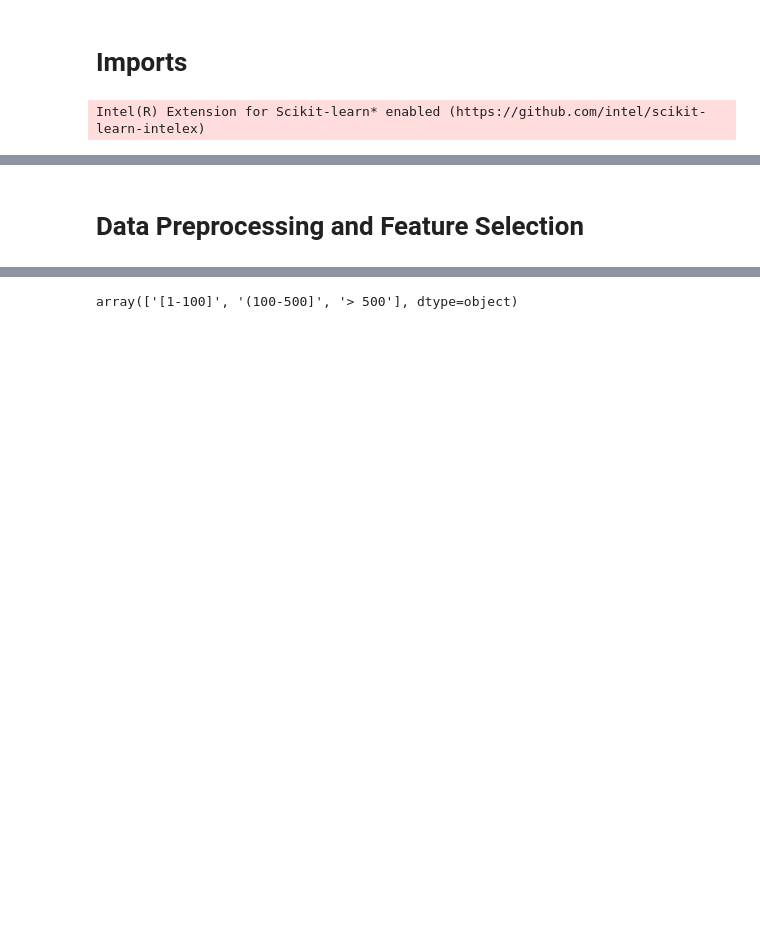
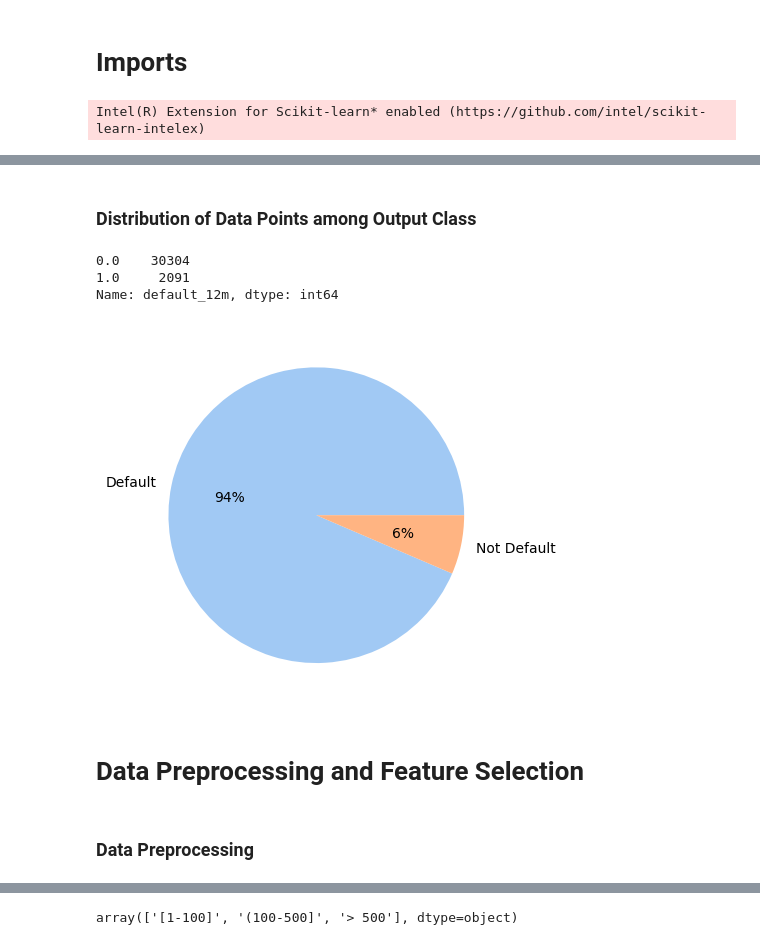
Before and after one commit to NickLitwinow/JuniorRiskDSHomework, a Jupyter notebook: skl.ipynb, the cells around one changed output, grey strips where cells are left out. Cells and saved outputs as stored; diff of their text form; code cells hidden in the pictures; blank space fills up the shorter version.

```diff
--- a/skl.ipynb
+++ b/skl.ipynb
@@ -64,0 +52,2 @@ desc_df = pd.read_csv('PD-data-desc.csv', sep=';')
+# %%
+df = pd.concat([train_df, test_df], sort=False)
@@ -212,4 +115,23 @@ test_features = ['ar_revenue', 'ar_total_expenses', 'ar_sale_cost', 'ar_profit_b
+# %% [markdown]
+### Distribution of Data Points among Output Class
+# %%
+df['default_12m'].value_counts()
+# %% [output]
+0.0    30304
+1.0     2091
+Name: default_12m, dtype: int64
+# %%
+data = df['default_12m'].value_counts()
+colors = sns.color_palette('pastel')[0:5]
+labels = ['Default', 'Not Default']
+
+plt.pie(data, labels=labels, colors=colors, autopct='%.0f%%')
+plt.show()
+# %% [output]
+[figure, added]
 # %% [markdown]
 # Data Preprocessing and Feature Selection
+# %% [markdown]
+### Data Preprocessing
 # %%
 df = pd.concat([train_df, test_df], sort=False)
```
Also changed, not shown: parts of 68 cells of this notebook, 32 other files.
